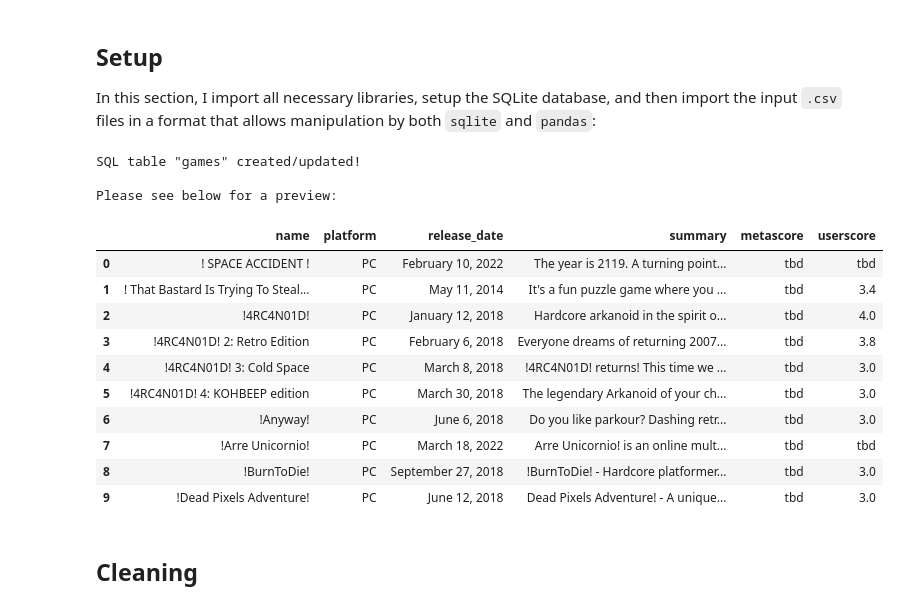
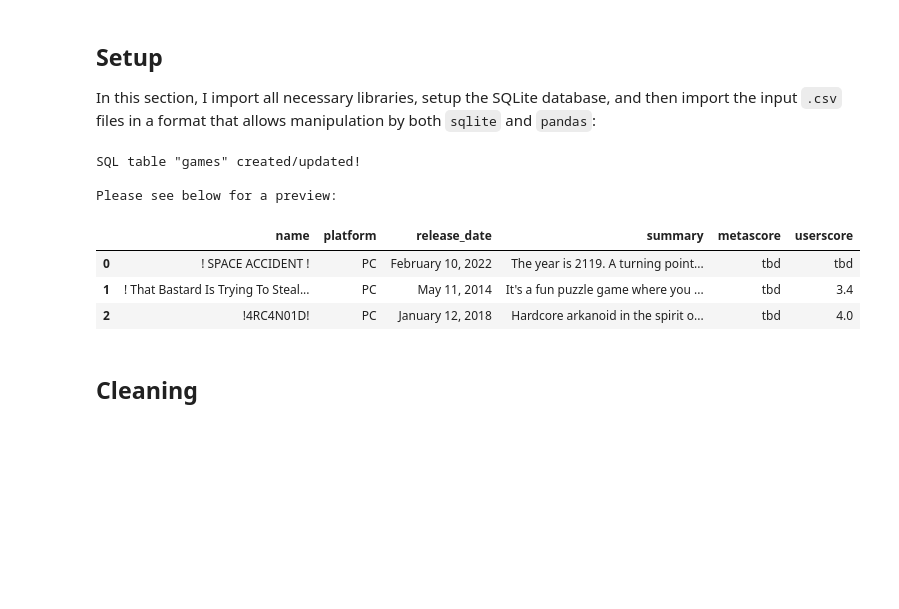
Before and after one commit to henrylin03/video-games, a Jupyter notebook: analysis.ipynb, the cells around one changed output. Cells and saved outputs as stored; diff of their text form; code cells hidden in the pictures; blank space fills up the shorter version.

```diff
--- a/analysis.ipynb
+++ b/analysis.ipynb
@@ -13,41 +13,34 @@ from sqlalchemy import create_engine
 sql_engine = create_engine("sqlite://", echo=False)
 games_df = pd.read_csv("./input/games.csv")
 # %%
-def df_to_sql_table(sql_table_name: str, dataframe: pl.DataFrame) -> None:
+def df_to_sql_table(sql_table_name: str, dataframe: pd.DataFrame) -> None:
     dataframe.to_sql(sql_table_name, sql_engine, if_exists="replace", index=False)
     print(
         f"""SQL table "{sql_table_name}" created/updated!
 
 Please see below for a preview:"""
     )
     preview_sql_table(sql_table_name, sql_engine_name=sql_engine)
 
 
 def preview_sql_table(
     sql_table_name: str,
     sql_engine_name,
-    row_count=10,
+    row_count=3,
 ) -> None:
     preview_sql_query = f"""SELECT * FROM {sql_table_name} LIMIT {row_count}"""
     display(pd.read_sql_query(preview_sql_query, sql_engine_name))
 
 
 df_to_sql_table("games", games_df)
 # %% [output]
 SQL table "games" created/updated!
 
 Please see below for a preview:
 |  | name | platform | release_date | summary | metascore | userscore |
 | 0 | ! SPACE ACCIDENT ! | PC | February 10, 2022 | The year is 2119. A turning point... | tbd | tbd |
 | 1 | ! That Bastard Is Trying To Steal... | PC | May 11, 2014 | It's a fun puzzle game where you ... | tbd | 3.4 |
 | 2 | !4RC4N01D! | PC | January 12, 2018 | Hardcore arkanoid in the spirit o... | tbd | 4.0 |
-| 3 | !4RC4N01D! 2: Retro Edition | PC | February 6, 2018 | Everyone dreams of returning 2007... | tbd | 3.8 |
-| 4 | !4RC4N01D! 3: Cold Space | PC | March 8, 2018 | !4RC4N01D! returns! This time we ... | tbd | 3.0 |
-| 5 | !4RC4N01D! 4: KOHBEEP edition | PC | March 30, 2018 | The legendary Arkanoid of your ch... | tbd | 3.0 |
-| 6 | !Anyway! | PC | June 6, 2018 | Do you like parkour? Dashing retr... | tbd | 3.0 |
-| 7 | !Arre Unicornio! | PC | March 18, 2022 | Arre Unicornio! is an online mult... | tbd | tbd |
-| 8 | !BurnToDie! | PC | September 27, 2018 | !BurnToDie! - Hardcore platformer... | tbd | 3.0 |
-| 9 | !Dead Pixels Adventure! | PC | June 12, 2018 | Dead Pixels Adventure! - A unique... | tbd | 3.0 |
 # %% [markdown]
 ## Cleaning
 # %% [markdown]
```
Also changed, not shown: parts of 4 cells of this notebook.
